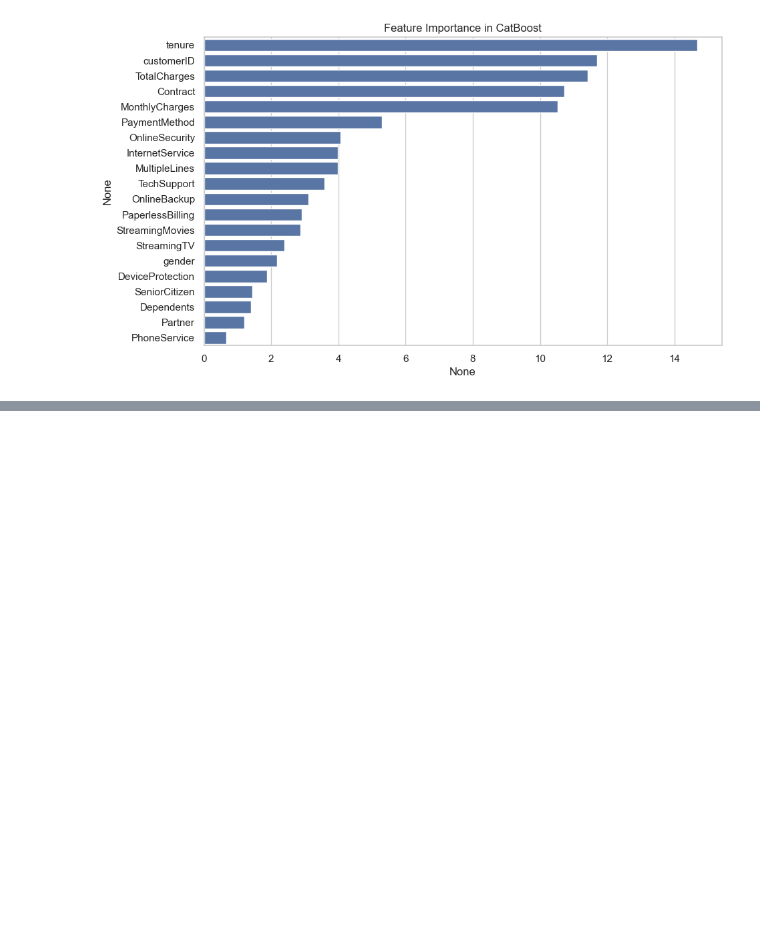
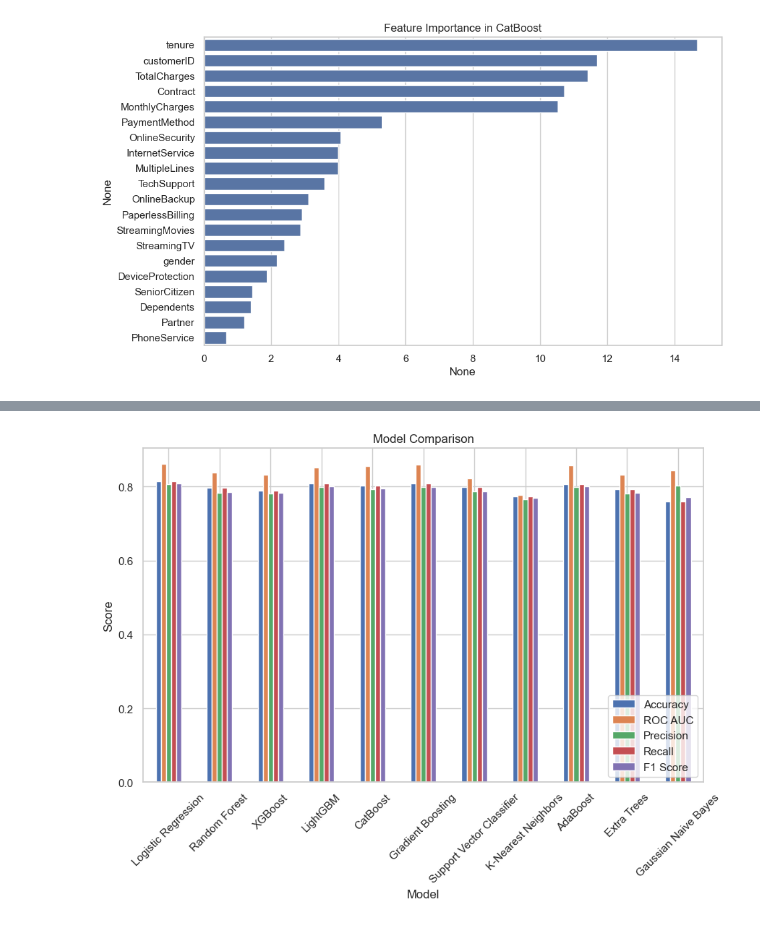
Before and after one commit to karimosman89/customer-churn-prediction, a Jupyter notebook: notebooks/customer_churn.ipynb, the cells around one changed output, grey strips where cells are left out. Cells and saved outputs as stored; diff of their text form; code cells hidden in the pictures; blank space fills up the shorter version.

```diff
--- a/notebooks/customer_churn.ipynb
+++ b/notebooks/customer_churn.ipynb
@@ -193,3 +246,33 @@ plot_feature_importance(cat_clf, "CatBoost", X.columns)
 [figure]
 [figure]
 [figure]
+# %%
+metrics = []
+for model_name, model in models.items():
+    y_pred = model.predict(X_test)  # Make predictions
+    y_pred_proba = model.predict_proba(X_test)[:, 1]
+    # Save the model to the models directory
+    joblib.dump(model, os.path.join(models_dir, f"{model_name.replace(' ', '_')}.joblib"))
+# Calculate metrics
+    accuracy = accuracy_score(y_test, y_pred)
+    roc_auc = roc_auc_score(y_test, y_pred_proba)
+    report = classification_report(y_test, y_pred, output_dict=True)
+    precision = report['weighted avg']['precision']
+    recall = report['weighted avg']['recall']
+    f1 = report['weighted avg']['f1-score']
+    # Append metrics to the list
+    metrics.append({
+        'Model': model_name,
+        'Accuracy': accuracy,
+        'ROC AUC': roc_auc,
+        'Precision': precision,
+        'Recall': recall,
+        'F1 Score': f1
+    })
+# %%
+
+# Convert metrics list to DataFrame for better visualization
+metrics_df = pd.DataFrame(metrics)
+
+# Display the metrics DataFrame
+print(metrics_df)
@@ -195,0 +310,10 @@ plot_feature_importance(cat_clf, "CatBoost", X.columns)
+# %%
+# Optional: Plotting the metrics for visualization
+metrics_df.set_index('Model').plot(kind='bar', figsize=(10, 6))
+plt.title('Model Comparison')
+plt.ylabel('Score')
+plt.xticks(rotation=45)
+plt.legend(loc='lower right')
+plt.show()
+# %% [output]
+[figure, added]
```
Also changed, not shown: parts of 7 cells of this notebook, 14 other files.
